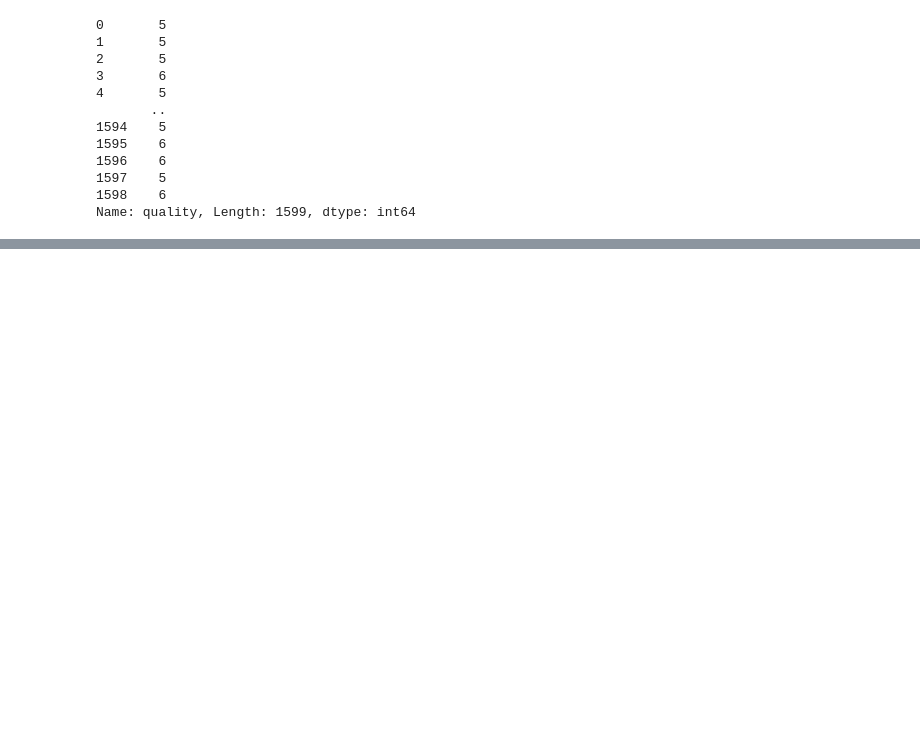
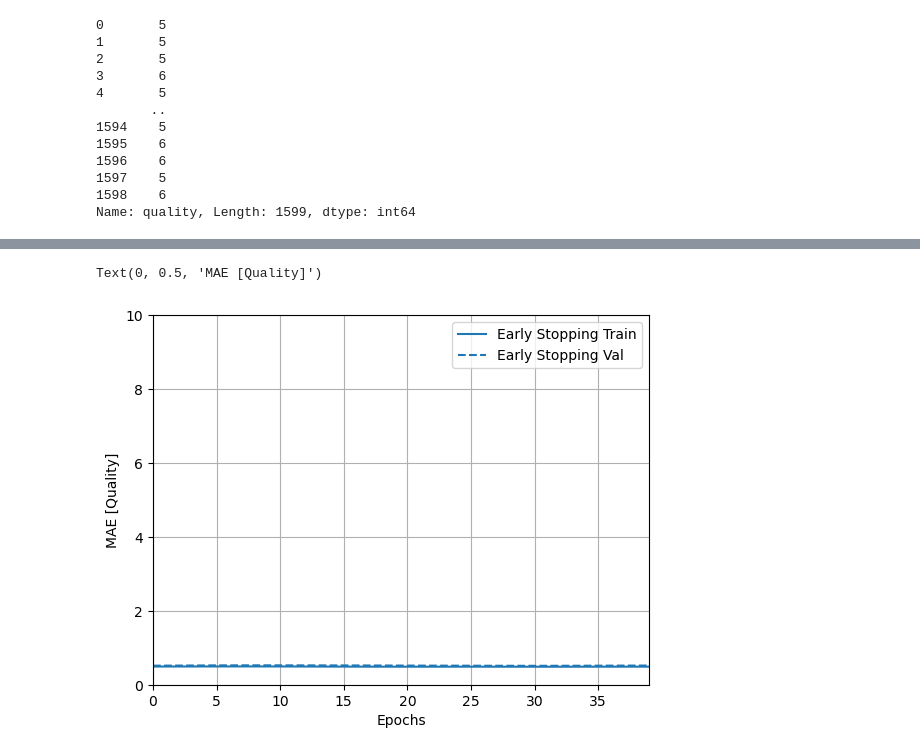
Before and after one commit to sookie22/Final_Project, a Jupyter notebook: red_wine_final.ipynb, the cells around one changed output, grey strips where cells are left out. Cells and saved outputs as stored; diff of their text form; code cells hidden in the pictures; blank space fills up the shorter version.

```diff
--- a/red_wine_final.ipynb
+++ b/red_wine_final.ipynb
@@ -773,0 +803,7 @@ plt.show()
+# %%
+# The patience parameter is the amount of epochs to check for improvement
+early_stop = tf.keras.callbacks.EarlyStopping(monitor='val_loss', patience=20)
+
+early_history = model.fit(normed_train_data, train_labels,
+                    epochs=1000, validation_split = 0.2, verbose=0,
+                    callbacks=[early_stop, tfdocs.modeling.EpochDots()])
@@ -773,0 +813,9 @@ plt.show()
+# %%
+plotter = tfdocs.plots.HistoryPlotter(smoothing_std=2)
+# %%
+plotter.plot({'Early Stopping': early_history}, metric = "mae")
+plt.ylim([0, 10])
+plt.ylabel('MAE [Quality]')
+# %% [output]
+Text(0, 0.5, 'MAE [Quality]')
+[figure, added]
```
Also changed, not shown: parts of 36 cells of this notebook.
